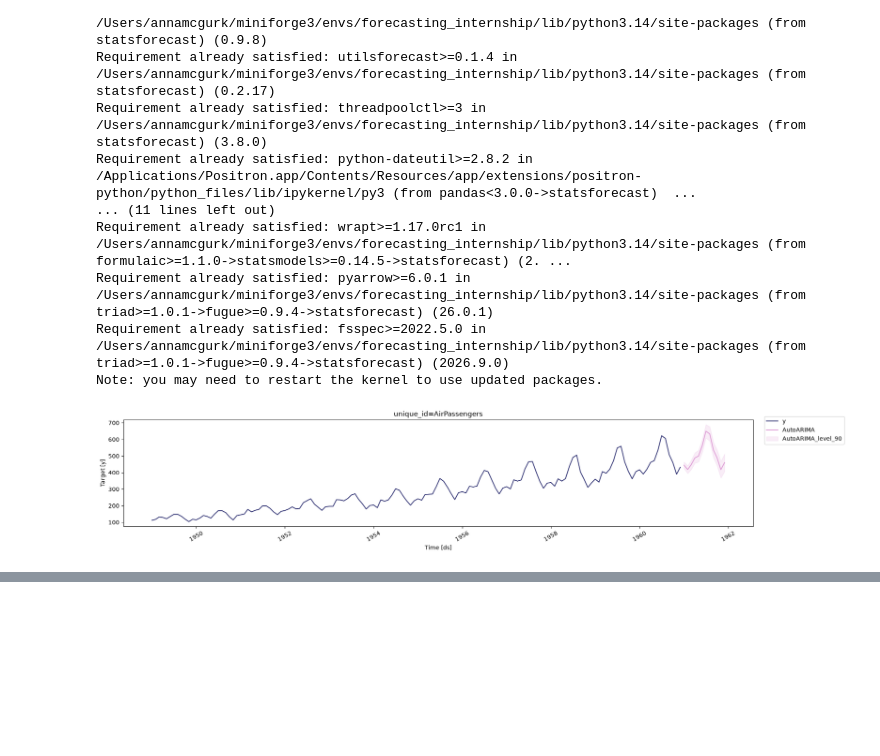
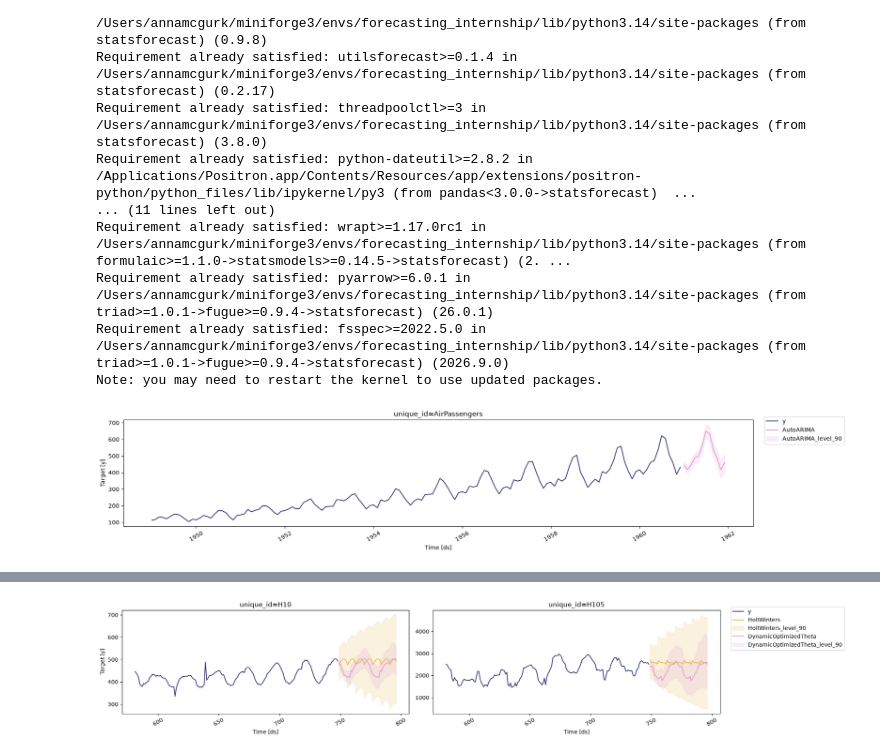
Before and after one commit to ambmodels/ambforecast-intern, a Jupyter notebook: statsforecast_tutorial.ipynb, the cells around one changed output, grey strips where cells are left out. Drawn from its saved outputs; the diff is of its cells as text; code cells hidden in the pictures; blank space fills up the shorter version.

```diff
--- a/statsforecast_tutorial.ipynb
+++ b/statsforecast_tutorial.ipynb
@@ -44,0 +100,5 @@ sf.plot(df, forecast_df, level=[90])
+# %%
+#customising the plots through plotting to unique_ids and some selected models
+sf.plot(Y_df, forecasts_df, models = ["HoltWinters", "DynamicOptimizedTheta"], unique_ids=["H10", "H105"], level=[90]) #plots only H10 and H105 with only two models and the 90% prediction
+# %% [output]
+[figure, added]
```
Also changed, not shown: parts of 8 cells of this notebook.
